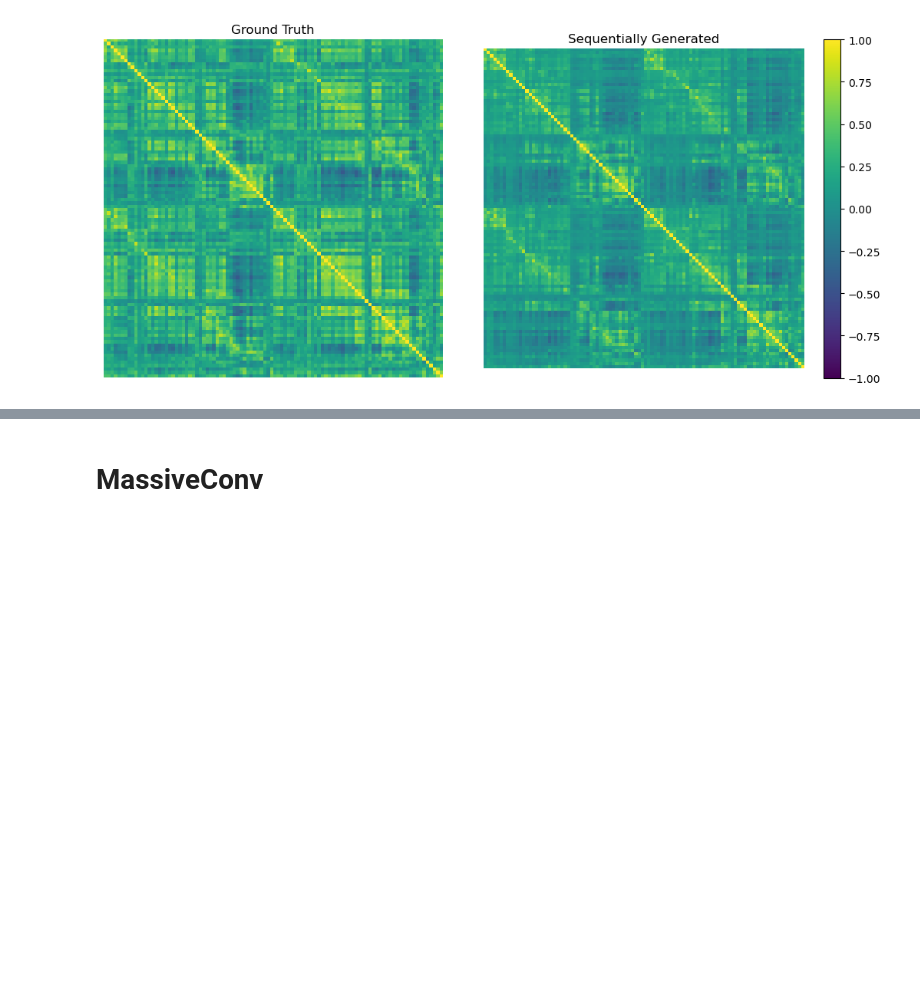
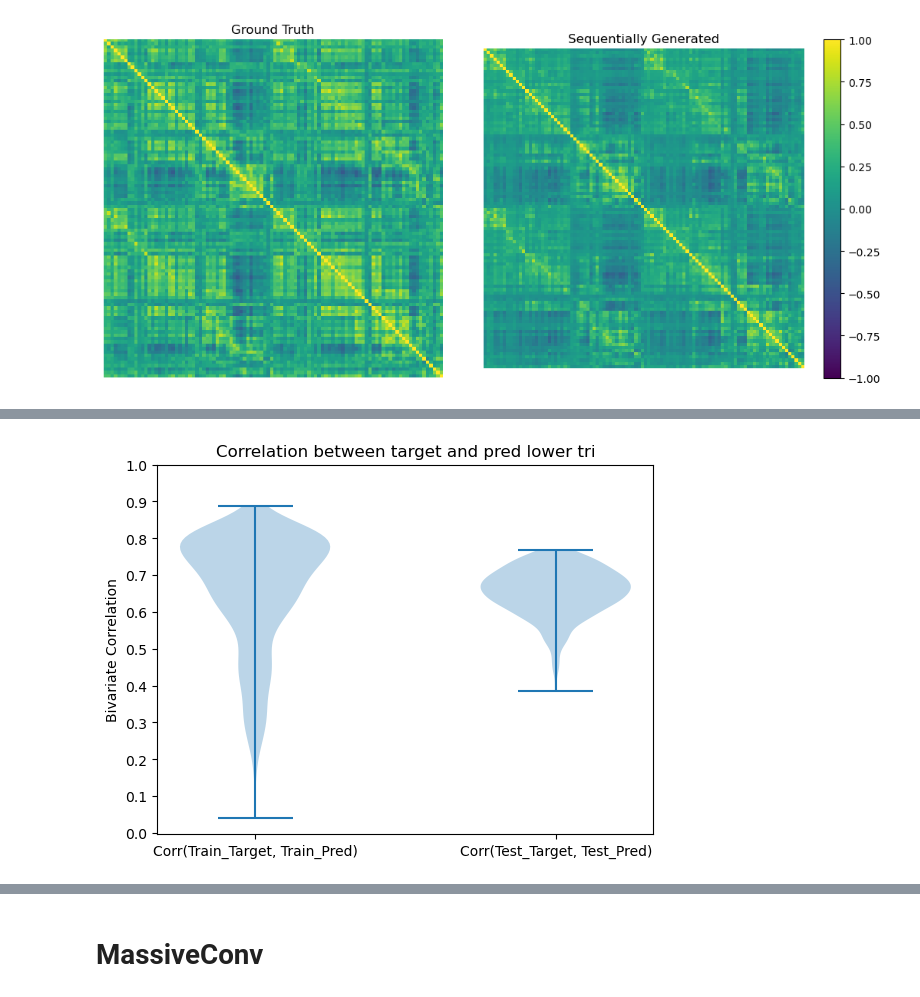
Before and after one commit to fyzeen/NeuroTranslate, a Jupyter notebook: SurfToNetmat/LocalTransformerTests/_FyzTests/model_diagnostics2.ipynb, the cells around one changed output, grey strips where cells are left out. Cells and saved outputs as stored; diff of their text form; code cells hidden in the pictures; blank space fills up the shorter version.

```diff
--- a/SurfToNetmat/LocalTransformerTests/_FyzTests/model_diagnostics2.ipynb
+++ b/SurfToNetmat/LocalTransformerTests/_FyzTests/model_diagnostics2.ipynb
@@ -2576,0 +2617,20 @@ Text(0.5, 1.0, 'Ground Truth')
+# %%
+test_corrs = []
+for i in range(test_Target.shape[0]):
+    corr = np.corrcoef(test_Target[i, :, :][np.tril_indices_from(test_Target[i, :, :], k=-1)], test_pred[i, :, :][np.tril_indices_from(test_pred[i, :, :], k=-1)])
+    test_corrs.append(corr[0,1])
+
+train_corrs = []
+for i in range(train_Target.shape[0]):
+    corr = np.corrcoef(train_Target[i, :, :][np.tril_indices_from(train_Target[i, :, :], k=-1)], train_pred[i, :, :][np.tril_indices_from(train_pred[i, :, :], k=-1)])
+    train_corrs.append(corr[0,1])
+
+# LOWERE TRIANGLE
+plt.violinplot([train_corrs, test_corrs])
+plt.xticks([1, 2], ['Corr(Train_Target, Train_Pred)', 'Corr(Test_Target, Test_Pred)'])
+plt.yticks(np.arange(0, 1.1, 0.1))
+plt.ylabel("Bivariate Correlation")
+plt.title("Correlation between target and pred lower tri")
+plt.show()
+# %% [output]
+[figure, added]
```
Also changed, not shown: parts of 34 cells of this notebook, 9 other files.
